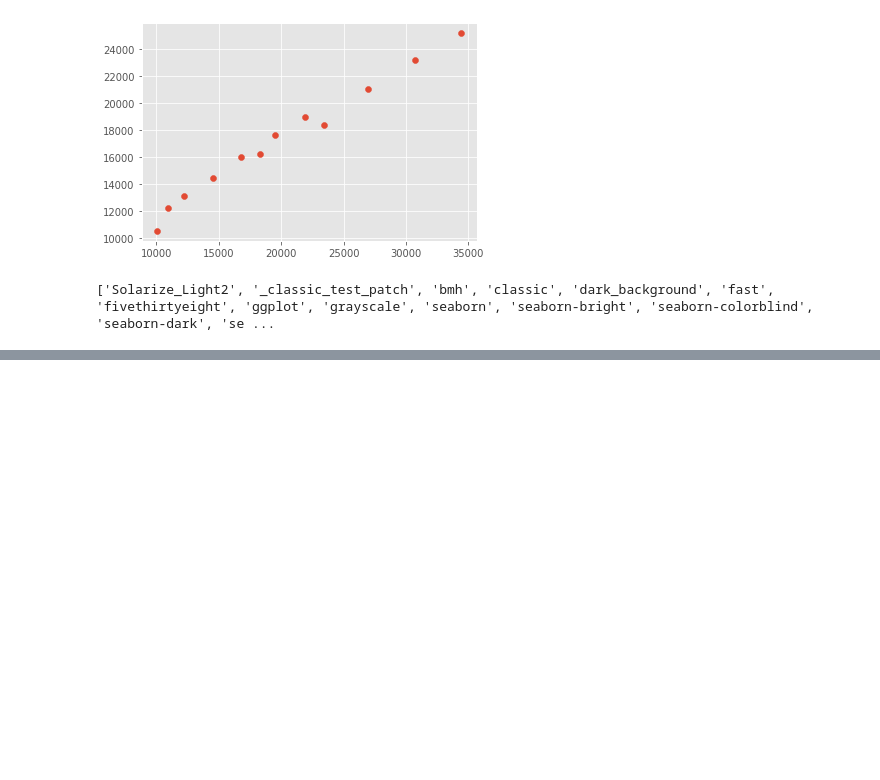
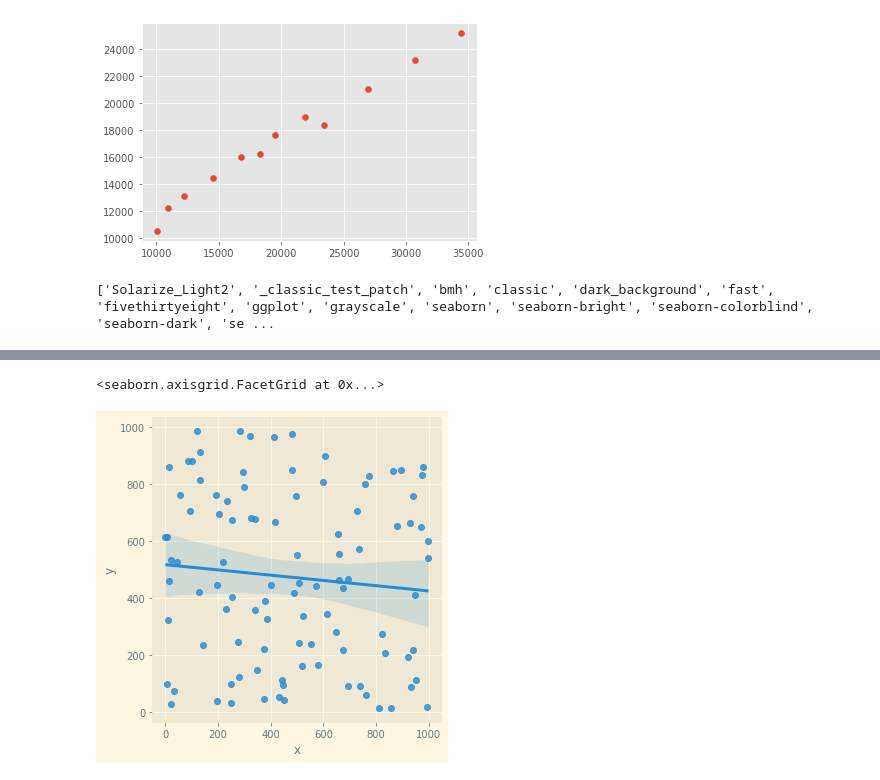
Before and after one commit to colfin/practcomp_2022, a Jupyter notebook: PracComp2022.ipynb, the cells around one changed output, grey strips where cells are left out. Saved outputs shown, nothing was run; the diff lists cells and outputs as text; code cells hidden in the pictures; blank space fills up the shorter version.

```diff
--- a/PracComp2022.ipynb
+++ b/PracComp2022.ipynb
@@ -571,0 +634,5 @@ print(plt.style.available)
+# %%
+sns.lmplot('x','y', data=rand_df)
+# %% [output]
+<seaborn.axisgrid.FacetGrid at 0x...>
+[figure, added]
```
Also changed, not shown: parts of 16 cells of this notebook.
